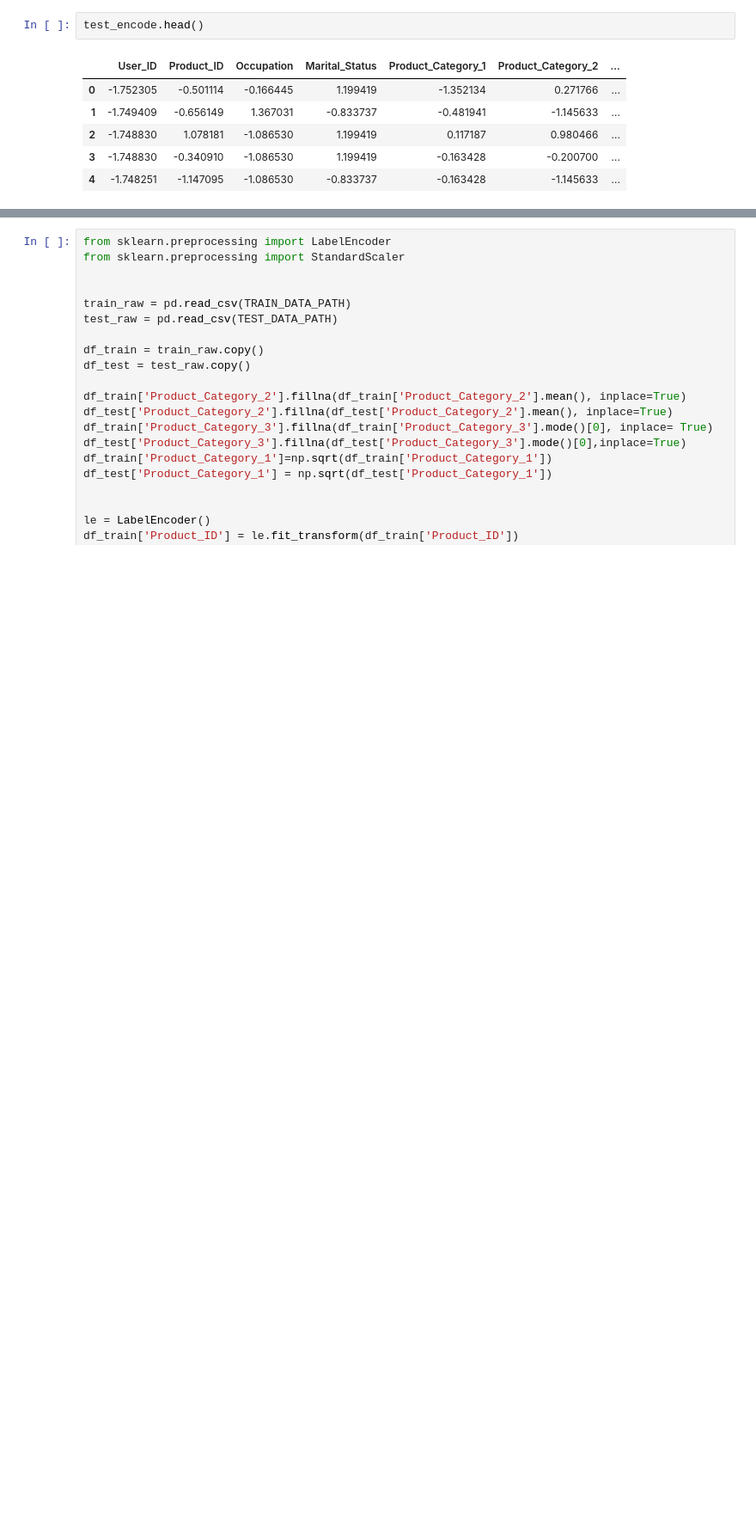
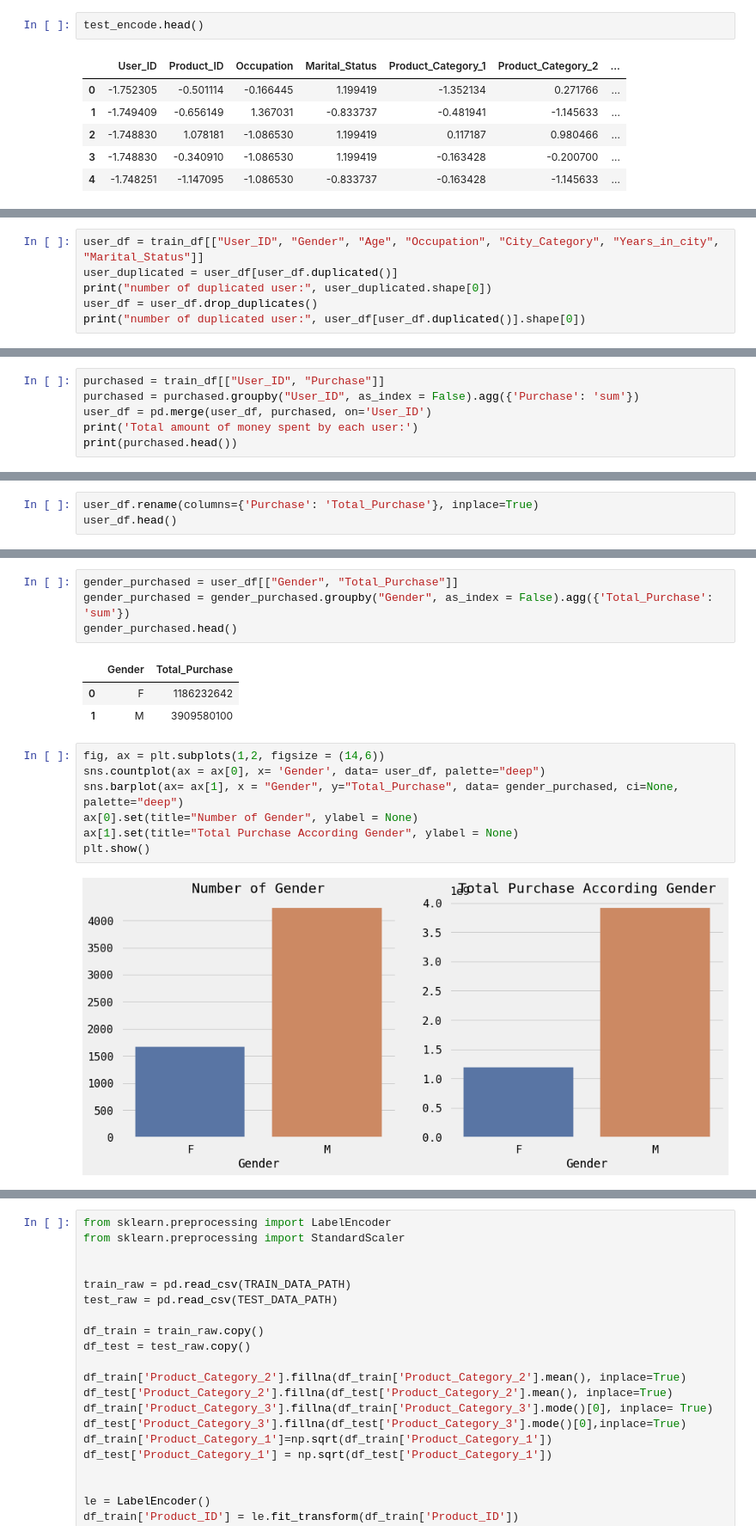
Before and after one commit to QuangDuc-HUST/ML.DSAI.20212.07.BlackFridayDayPrediction, a Jupyter notebook: src/MachineLearning_Code_Group07.ipynb, the cells around one changed output, grey strips where cells are left out. Shown at 86% size. Saved outputs shown, nothing was run; the diff lists cells and outputs as text; blank space fills up the shorter version.

```diff
--- a/src/ML_BlackFriday_Notebook_QD.ipynb
+++ b/src/MachineLearning_Code_Group07.ipynb
@@ -614,0 +674,6 @@ test_encode.head()
+# %%
+user_df = train_df[["User_ID", "Gender", "Age", "Occupation", "City_Category", "Years_in_city", "Marital_Status"]]
+user_duplicated = user_df[user_df.duplicated()]
+print("number of duplicated user:", user_duplicated.shape[0])
+user_df = user_df.drop_duplicates()
+print("number of duplicated user:", user_df[user_df.duplicated()].shape[0])
@@ -614,0 +683,6 @@ test_encode.head()
+# %%
+purchased = train_df[["User_ID", "Purchase"]]
+purchased = purchased.groupby("User_ID", as_index = False).agg({'Purchase': 'sum'})
+user_df = pd.merge(user_df, purchased, on='User_ID')
+print('Total amount of money spent by each user:')
+print(purchased.head())
@@ -614,0 +697,3 @@ test_encode.head()
+# %%
+user_df.rename(columns={'Purchase': 'Total_Purchase'}, inplace=True)
+user_df.head()
@@ -614,0 +723,17 @@ test_encode.head()
+# %%
+gender_purchased = user_df[["Gender", "Total_Purchase"]]
+gender_purchased = gender_purchased.groupby("Gender", as_index = False).agg({'Total_Purchase': 'sum'})
+gender_purchased.head()
+# %% [output]
+|  | Gender | Total_Purchase |
+| 0 | F | 1186232642 |
+| 1 | M | 3909580100 |
+# %%
+fig, ax = plt.subplots(1,2, figsize = (14,6))
+sns.countplot(ax = ax[0], x= 'Gender', data= user_df, palette="deep")
+sns.barplot(ax= ax[1], x = "Gender", y="Total_Purchase", data= gender_purchased, ci=None, palette="deep")
+ax[0].set(title="Number of Gender", ylabel = None)
+ax[1].set(title="Total Purchase According Gender", ylabel = None)
+plt.show()
+# %% [output]
+[figure, added]
```
Also changed, not shown: parts of 88 cells of this notebook.
